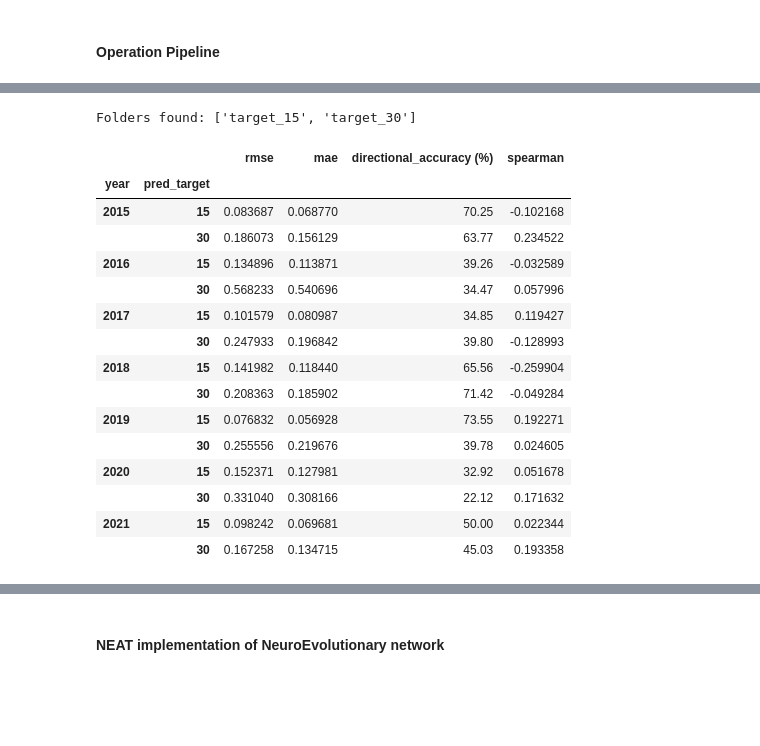
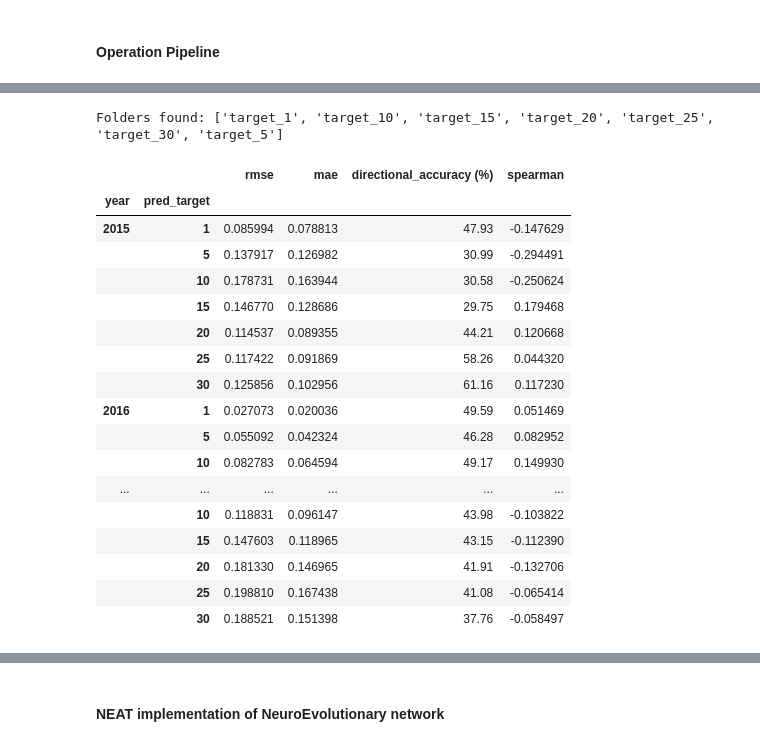
Before and after one commit to HellCatCruiser/AgenticTrader, a Jupyter notebook: NN/NN_Pipeline_2.ipynb, the cells around one changed output, grey strips where cells are left out. Cells and saved outputs as stored; diff of their text form; code cells hidden in the pictures; blank space fills up the shorter version.

```diff
--- a/NN/NN_Pipeline_2.ipynb
+++ b/NN/NN_Pipeline_2.ipynb
@@ -211,23 +251,26 @@ def plot_and_save_metrics(metrics_df, target_horizon, save_table=True):
       print(f" - {filename3}")
       print(f" - {df_file}")
 # %%
-def collect_target_metrics(base_path="."):
+def collect_target_metrics():
     """
     Collects metrics.csv files from folders named result_target_[TARGET]
     and returns a combined dataframe sorted by TARGET value.
     """
+    # Get the directory of the current script
+    base_dir = Path.cwd()
+    results_path = base_dir / "results"
 
     combined_results = []
-    print("Folders found:", os.listdir(base_path))
+    print("Folders found:", os.listdir(results_path))
 
     # Regex to detect folders like result_target_5, result_target_10, etc.
     folder_pattern = re.compile(r"target_(\d+)")
-    for folder_name in os.listdir(base_path):
+    for folder_name in os.listdir(results_path):
 
         match = folder_pattern.match(folder_name)
         if match:
             target_value = int(match.group(1))
-            metrics_file = os.path.join(base_path, folder_name, "metrics.csv")
+            metrics_file = os.path.join(results_path, folder_name, "metrics.csv")
             # print(f"Checking: {metrics_file}")
 
             if os.path.exists(metrics_file):
@@ -582,25 +667,32 @@ NameError: name 'metrics_df' is not defined
 # %%
-metrics_combined = collect_target_metrics(r"C:\Projects\Workspaces\NN\results")
+# # Get the directory of the current script
+# base_dir = Path.cwd()
+# results_path = base_dir / "results"
+
+# combine all metric csv's in the results folders
+metrics_combined = collect_target_metrics()
 metrics_combined
 # metrics_combined.swaplevel("year", "pred_target")
 # %% [output]
-Folders found: ['target_15', 'target_30']
+Folders found: ['target_1', 'target_10', 'target_15', 'target_20', 'target_25', 'target_30', 'target_5']
 |  |  | rmse | mae | directional_accuracy (%) | spearman |
 | year | pred_target |  |  |  |  |
-| 2015 | 15 | 0.083687 | 0.068770 | 70.25 | -0.102168 |
-|  | 30 | 0.186073 | 0.156129 | 63.77 | 0.234522 |
-| 2016 | 15 | 0.134896 | 0.113871 | 39.26 | -0.032589 |
-|  | 30 | 0.568233 | 0.540696 | 34.47 | 0.057996 |
-| 2017 | 15 | 0.101579 | 0.080987 | 34.85 | 0.119427 |
-|  | 30 | 0.247933 | 0.196842 | 39.80 | -0.128993 |
-| 2018 | 15 | 0.141982 | 0.118440 | 65.56 | -0.259904 |
-|  | 30 | 0.208363 | 0.185902 | 71.42 | -0.049284 |
-| 2019 | 15 | 0.076832 | 0.056928 | 73.55 | 0.192271 |
-|  | 30 | 0.255556 | 0.219676 | 39.78 | 0.024605 |
-| 2020 | 15 | 0.152371 | 0.127981 | 32.92 | 0.051678 |
-|  | 30 | 0.331040 | 0.308166 | 22.12 | 0.171632 |
-| 2021 | 15 | 0.098242 | 0.069681 | 50.00 | 0.022344 |
-|  | 30 | 0.167258 | 0.134715 | 45.03 | 0.193358 |
+| 2015 | 1 | 0.085994 | 0.078813 | 47.93 | -0.147629 |
+|  | 5 | 0.137917 | 0.126982 | 30.99 | -0.294491 |
+|  | 10 | 0.178731 | 0.163944 | 30.58 | -0.250624 |
+|  | 15 | 0.146770 | 0.128686 | 29.75 | 0.179468 |
+|  | 20 | 0.114537 | 0.089355 | 44.21 | 0.120668 |
+|  | 25 | 0.117422 | 0.091869 | 58.26 | 0.044320 |
+|  | 30 | 0.125856 | 0.102956 | 61.16 | 0.117230 |
+| 2016 | 1 | 0.027073 | 0.020036 | 49.59 | 0.051469 |
+|  | 5 | 0.055092 | 0.042324 | 46.28 | 0.082952 |
+|  | 10 | 0.082783 | 0.064594 | 49.17 | 0.149930 |
+| ... | ... | ... | ... | ... | ... |
+|  | 10 | 0.118831 | 0.096147 | 43.98 | -0.103822 |
+|  | 15 | 0.147603 | 0.118965 | 43.15 | -0.112390 |
+|  | 20 | 0.181330 | 0.146965 | 41.91 | -0.132706 |
+|  | 25 | 0.198810 | 0.167438 | 41.08 | -0.065414 |
+|  | 30 | 0.188521 | 0.151398 | 37.76 | -0.058497 |
 # %% [markdown]
 #### meta-experiment layer
 
```
Also changed, not shown: parts of 26 cells of this notebook, 42 other files.
